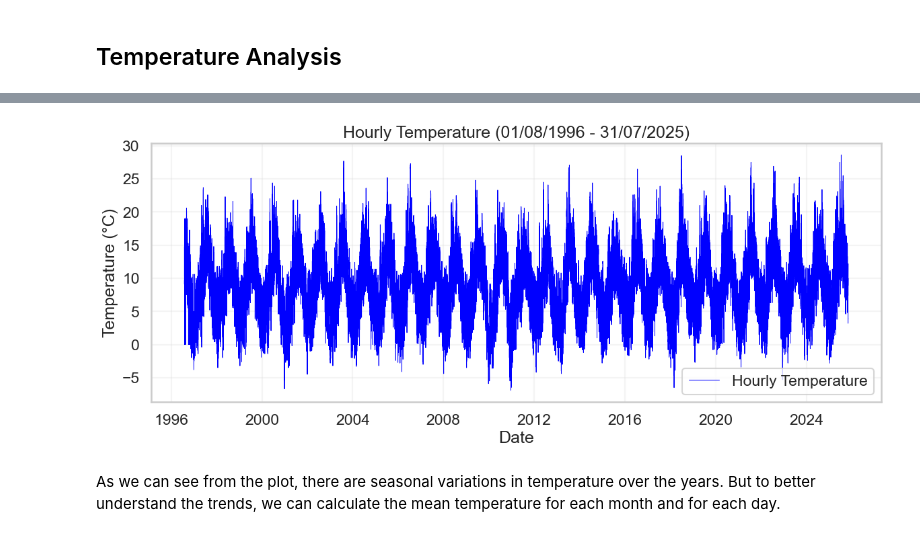
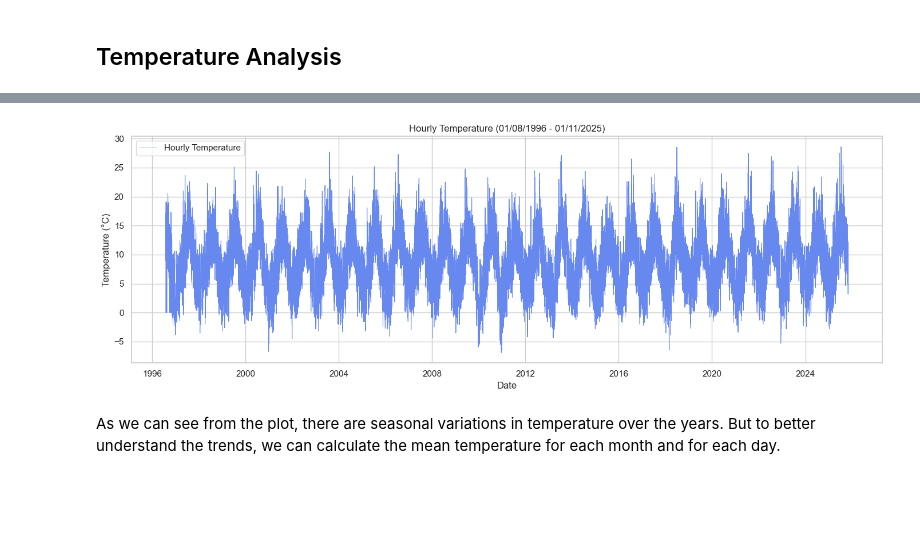
Before and after one commit to AnnaLozenko/PFDA_assignments, a Jupyter notebook: assignment_6_Weather.ipynb, the cells around one changed output, grey strips where cells are left out. Saved outputs shown, nothing was run; the diff lists cells and outputs as text; code cells hidden in the pictures; blank space fills up the shorter version.

```diff
--- a/assignment_6_Weather.ipynb
+++ b/assignment_6_Weather.ipynb
@@ -137,17 +146,26 @@ df.head(10)
 # %%
-sns.set_theme(style="whitegrid", context="talk")
+# set the theme and color palette for seaborn
+sns.set_theme(style="whitegrid", palette='coolwarm')
 # %%
-#plot the temperature data for the entire period (1996-2025)
+#plot the temperature data for the entire period (01/08/1996-01/11/2025)
+
 plt.figure(figsize=(14,5))
-plt.plot(df.index, df['temp'], color='blue', label='Hourly Temperature', linewidth=0.7)
-plt.title('Hourly Temperature (01/08/1996 - 31/07/2025)')
+
+sns.lineplot(
+    x=df.index, # x-axis: date
+    y=df['temp'], # y-axis: temperature
+    linewidth=0.7,
+    label='Hourly Temperature'
+)
+
+plt.title('Hourly Temperature (01/08/1996 - 01/11/2025)')
 plt.xlabel('Date')
 plt.ylabel('Temperature (°C)')
 plt.legend()
-plt.grid(True, alpha = 0.2)
+plt.tight_layout()
 plt.show()
 # %% [output]
-[figure, old version]
+[figure, new version]
 # %% [markdown]
 As we can see from the plot, there are seasonal variations in temperature over the years. But to better understand the trends, we can calculate the mean temperature for each month and for each day.
 # %% [markdown]
```
Also changed, not shown: parts of 23 cells of this notebook.
